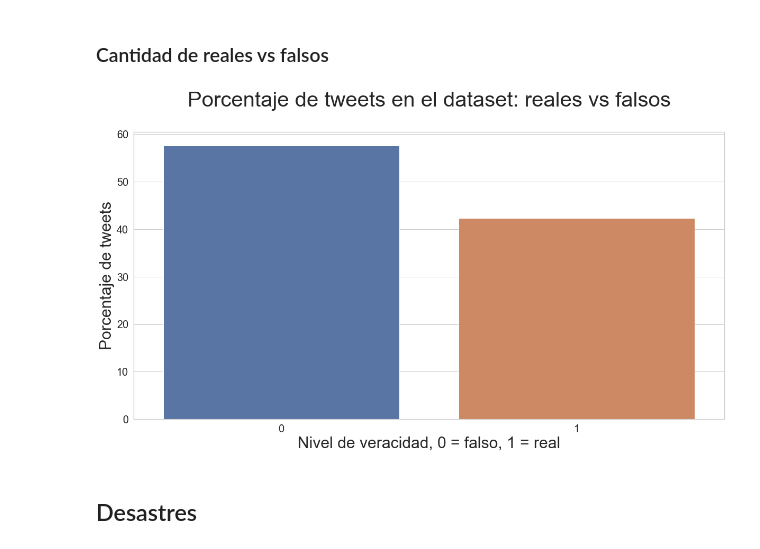
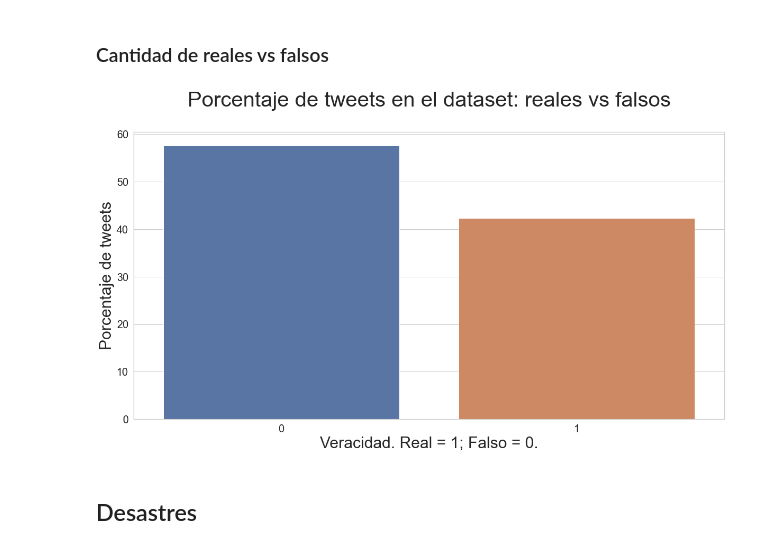
Before and after one commit to milemarchese/OrganizacionDeDatos, a Jupyter notebook: Análisis Exploratorio.ipynb, the cells around one changed output. Saved outputs shown, nothing was run; the diff lists cells and outputs as text; code cells hidden in the pictures.

```diff
--- a/Análisis Exploratorio.ipynb
+++ b/Análisis Exploratorio.ipynb
@@ -95,13 +95,13 @@ dist['total'] = dist['total'] * 100
 # %%
 sns.set(style="whitegrid")
 plt.figure(figsize=(20,10))
 ax = sns.barplot(x="target", y="total", data=dist)
 ax.set_title('Porcentaje de tweets en el dataset: reales vs falsos\n', fontsize=40)
 ax.set_ylabel('Porcentaje de tweets', fontsize=30)
-ax.set_xlabel('Nivel de veracidad, 0 = falso, 1 = real', fontsize=30)
+ax.set_xlabel('Veracidad. Real = 1; Falso = 0.', fontsize=30)
 ax.tick_params(labelsize=20)
 # %% [output]
-[figure, old version]
+[figure, new version]
 # %% [markdown]
 ## Desastres
 # %% [markdown]
```
Also changed, not shown: parts of 16 cells of this notebook, 7 other files.
